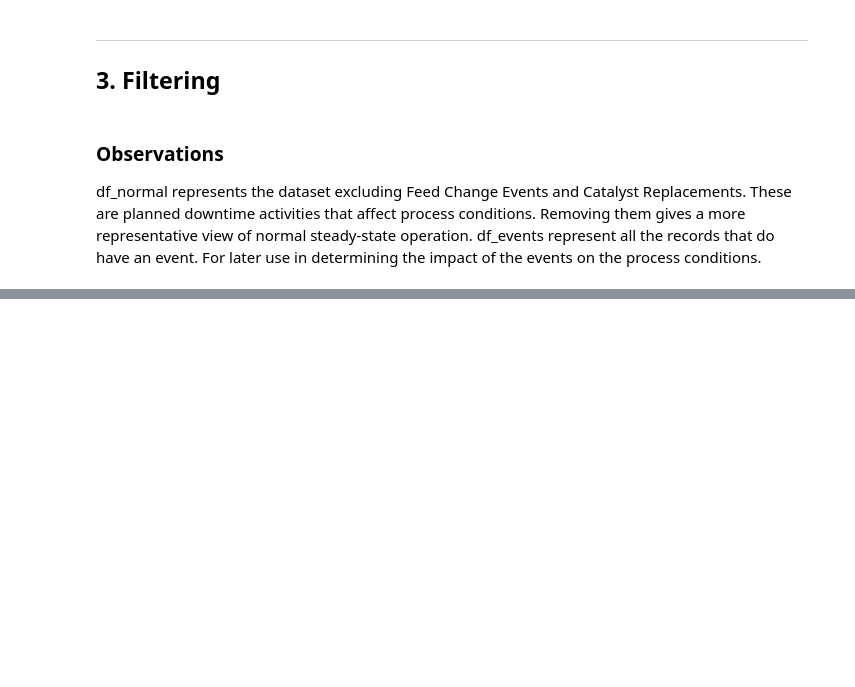
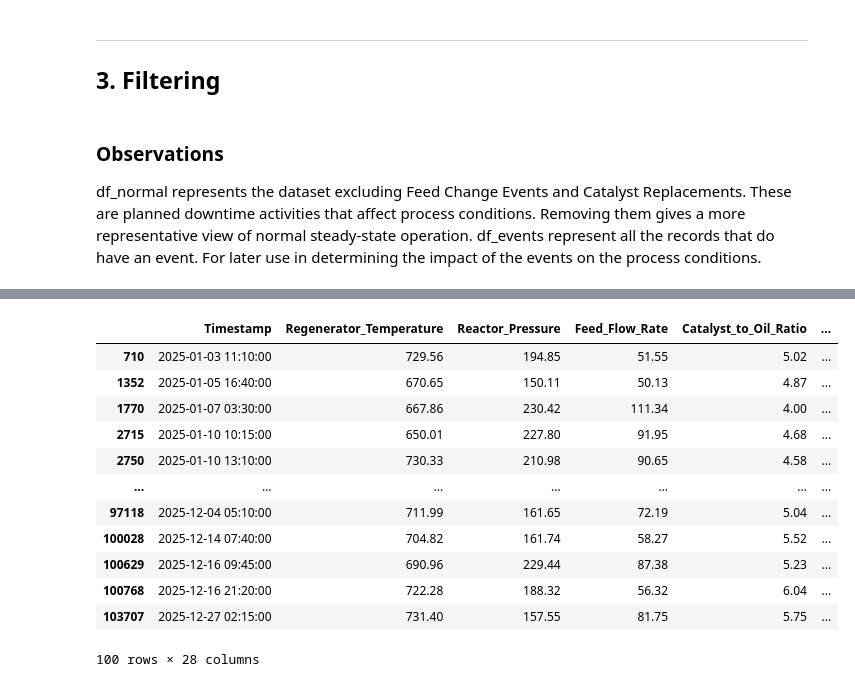
Before and after one commit to gjmelief/fcc-process-analysis, a Jupyter notebook: notebooks/02_pandas_process_health_check.ipynb, the cells around one changed output, grey strips where cells are left out. Drawn from its saved outputs; the diff is of its cells as text; code cells hidden in the pictures; blank space fills up the shorter version.

Commit message:
feat: Add Sorting and ranking on Product_Yield to notebook

```diff
--- a/notebooks/02_pandas_process_health_check.ipynb
+++ b/notebooks/02_pandas_process_health_check.ipynb
@@ -119,0 +158,17 @@ df_events = df_fcc[
+# %%
+df_normal_max_yield = df_normal.sort_values(by=['Product_Yield'], ascending=False).head(n=100)
+df_normal_max_yield.sort_values(by=['Timestamp'])
+# %% [output]
+|  | Timestamp | Regenerator_Temperature | Reactor_Pressure | Feed_Flow_Rate | Catalyst_to_Oil_Ratio | ... |
+| 710 | 2025-01-03 11:10:00 | 729.56 | 194.85 | 51.55 | 5.02 | ... |
+| 1352 | 2025-01-05 16:40:00 | 670.65 | 150.11 | 50.13 | 4.87 | ... |
+| 1770 | 2025-01-07 03:30:00 | 667.86 | 230.42 | 111.34 | 4.00 | ... |
+| 2715 | 2025-01-10 10:15:00 | 650.01 | 227.80 | 91.95 | 4.68 | ... |
+| 2750 | 2025-01-10 13:10:00 | 730.33 | 210.98 | 90.65 | 4.58 | ... |
+| ... | ... | ... | ... | ... | ... | ... |
+| 97118 | 2025-12-04 05:10:00 | 711.99 | 161.65 | 72.19 | 5.04 | ... |
+| 100028 | 2025-12-14 07:40:00 | 704.82 | 161.74 | 58.27 | 5.52 | ... |
+| 100629 | 2025-12-16 09:45:00 | 690.96 | 229.44 | 87.38 | 5.23 | ... |
+| 100768 | 2025-12-16 21:20:00 | 722.28 | 188.32 | 56.32 | 6.04 | ... |
+| 103707 | 2025-12-27 02:15:00 | 731.40 | 157.55 | 81.75 | 5.75 | ... |
+100 rows × 28 columns
```
Also changed, not shown: parts of 7 cells of this notebook.
